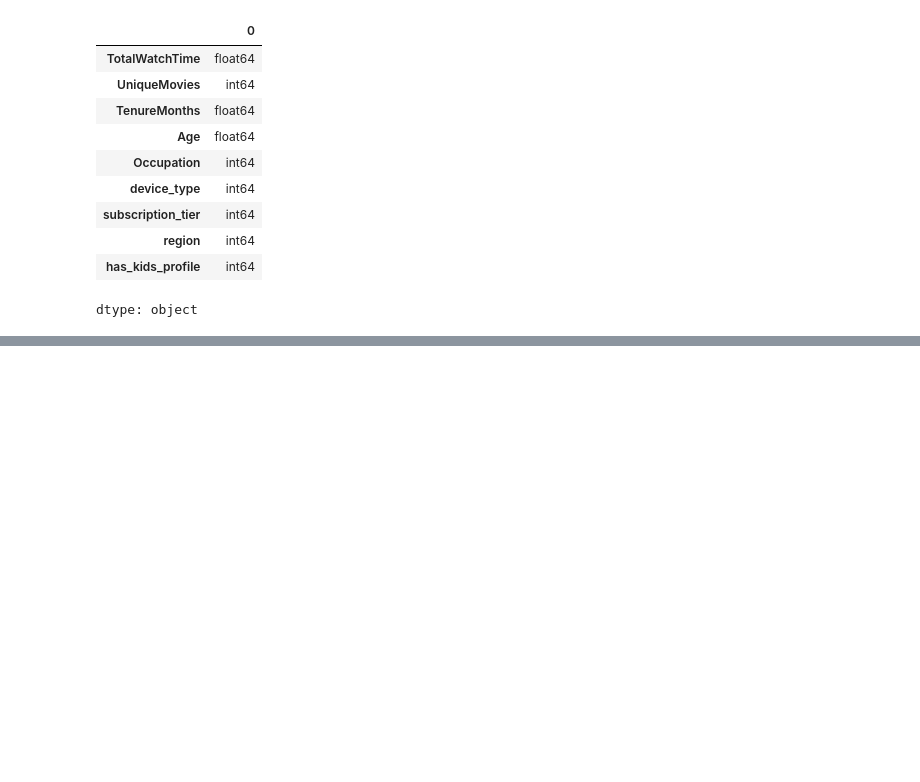
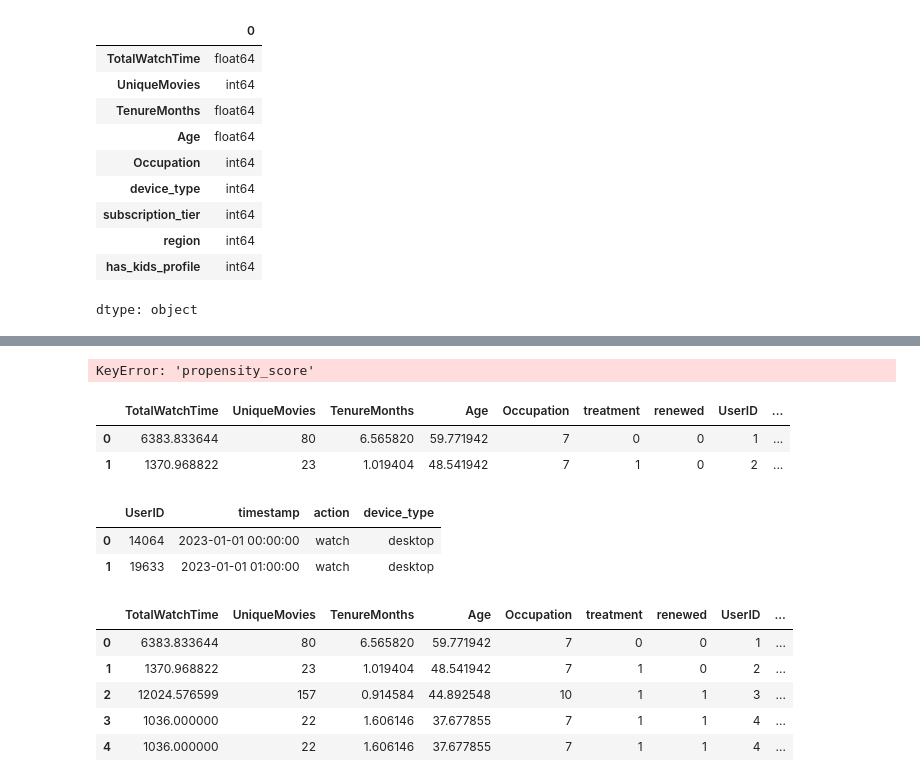
Before and after one commit to stevechengnyc/meta_learners, a Jupyter notebook: MovieLens_EconML_Uplift_Modeling_practice.ipynb, the cells around one changed output, grey strips where cells are left out. Drawn from its saved outputs; the diff is of its cells as text; code cells hidden in the pictures; blank space fills up the shorter version.

```diff
--- a/MovieLens_EconML_Uplift_Modeling_practice.ipynb
+++ b/MovieLens_EconML_Uplift_Modeling_practice.ipynb
@@ -902,0 +554,8 @@ Parameters: { "use_label_encoder" } are not used.
+# %%
+#now simulate another table for user logs
+user_activity_logs = pd.DataFrame({
+    'UserID': np.random.choice(simulated_users['UserID'], size=50000, replace=True),
+    'timestamp': pd.date_range(start='2023-01-01', periods=50000, freq='h'),
+    'action': np.random.choice(['watch', 'pause', 'stop', 'open_app', 'click_promo'], size=50000),
+    'device_type': np.random.choice(['mobile', 'tv', 'desktop'], size=50000)
+})
@@ -902,0 +645,5 @@ Parameters: { "use_label_encoder" } are not used.
+# %%
+#Create a new column: renewal rate per subscription tier
+simulated_users['renewal_by_tier']  =simulated_users.groupby('subscription_tier')['renewed'].transform('mean')
+#simulated_users['renewal_by_tier'] = simulated_users.groupby('subscription_tier')['renewed'].mean()
+simulated_users.head(2)
@@ -902,0 +684,4 @@ Parameters: { "use_label_encoder" } are not used.
+# %%
+#For each user, create a flag if they’re in the top 10% of watch time
+simulated_users['top_10_percent'] = simulated_users['TotalWatchTime'] >= simulated_users['TotalWatchTime'].quantile(0.9)
+simulated_users.head(2)
@@ -902,0 +754,30 @@ Parameters: { "use_label_encoder" } are not used.
+# %%
+#Bin users into 5 segments based on propensity score and compute renewal rate
+simulated_users.head(2)
+simulated_users['propensity_bin'] = pd.qcut(simulated_users['propensity_score'], q=5, labels=False)
+simulated_users.groupby(['propensity_bin', 'treatment'])['renewed'].mean().unstack()
+# %% [output]
+KeyError: 'propensity_score'
+# %%
+simulated_users.head(2)
+# %% [output]
+|  | TotalWatchTime | UniqueMovies | TenureMonths | Age | Occupation | treatment | renewed | UserID | ... |
+| 0 | 6383.833644 | 80 | 6.565820 | 59.771942 | 7 | 0 | 0 | 1 | ... |
+| 1 | 1370.968822 | 23 | 1.019404 | 48.541942 | 7 | 1 | 0 | 2 | ... |
+# %%
+user_activity_logs.head(2)
+# %% [output]
+|  | UserID | timestamp | action | device_type |
+| 0 | 14064 | 2023-01-01 00:00:00 | watch | desktop |
+| 1 | 19633 | 2023-01-01 01:00:00 | watch | desktop |
+# %%
+# Join user info with activity logs
+user_merged = simulated_users.merge(user_activity_logs, on = 'UserID', how = 'left')
+user_merged.head()
+# %% [output]
+|  | TotalWatchTime | UniqueMovies | TenureMonths | Age | Occupation | treatment | renewed | UserID | ... |
+| 0 | 6383.833644 | 80 | 6.565820 | 59.771942 | 7 | 0 | 0 | 1 | ... |
+| 1 | 1370.968822 | 23 | 1.019404 | 48.541942 | 7 | 1 | 0 | 2 | ... |
+| 2 | 12024.576599 | 157 | 0.914584 | 44.892548 | 10 | 1 | 1 | 3 | ... |
+| 3 | 1036.000000 | 22 | 1.606146 | 37.677855 | 7 | 1 | 1 | 4 | ... |
+| 4 | 1036.000000 | 22 | 1.606146 | 37.677855 | 7 | 1 | 1 | 4 | ... |
```
Also changed, not shown: parts of 78 cells of this notebook.
